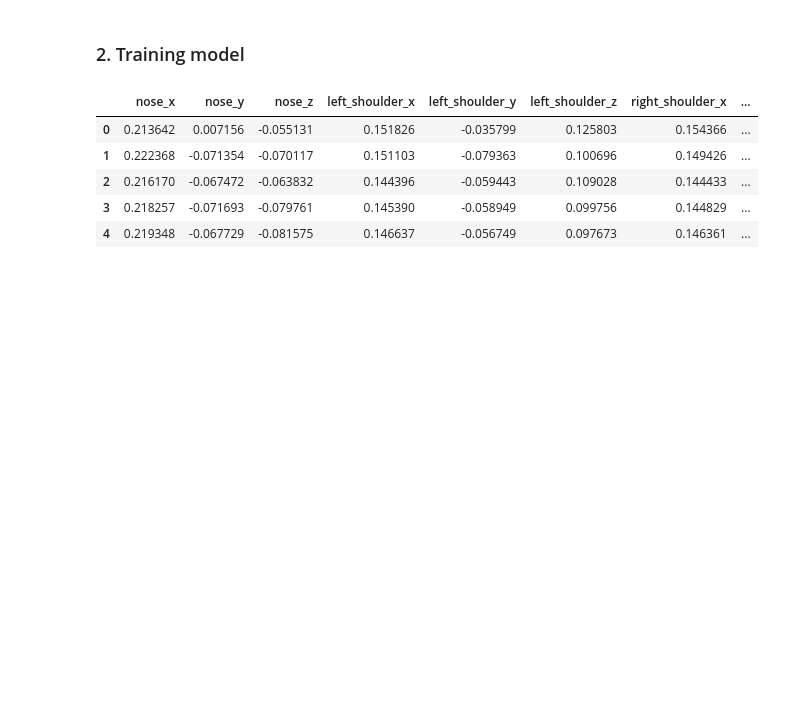
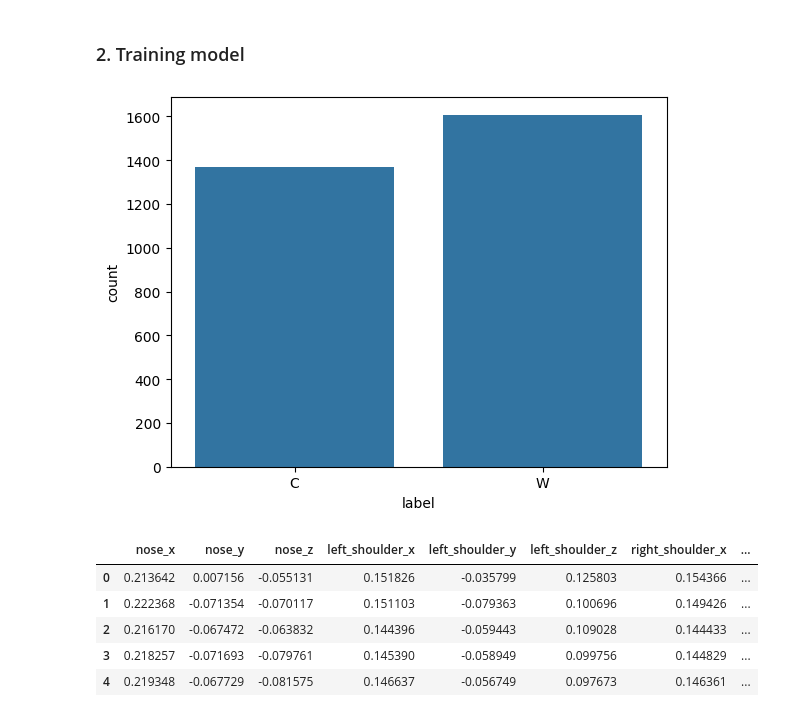
Before and after one commit to tranhuutuan261103/Gym-Exercise-Correction, a Jupyter notebook: trainning/plank_model/sklearn.ipynb, the cells around one changed output. Drawn from its saved outputs; the diff is of its cells as text; code cells hidden in the pictures; blank space fills up the shorter version.

```diff
--- a/trainning/plank_model/sklearn.ipynb
+++ b/trainning/plank_model/sklearn.ipynb
@@ -74,6 +81,10 @@ train_df.head()
 5 rows × 52 columns
 # %% [markdown]
 ### 2. Training model
+# %%
+sns.countplot(x="label", data=train_df);
+# %% [output]
+[figure, added]
 # %%
 # Chuyển dữ liệu của label về dạng số
 from sklearn.preprocessing import LabelEncoder
```
Also changed, not shown: parts of 60 cells of this notebook, 7 other files.
